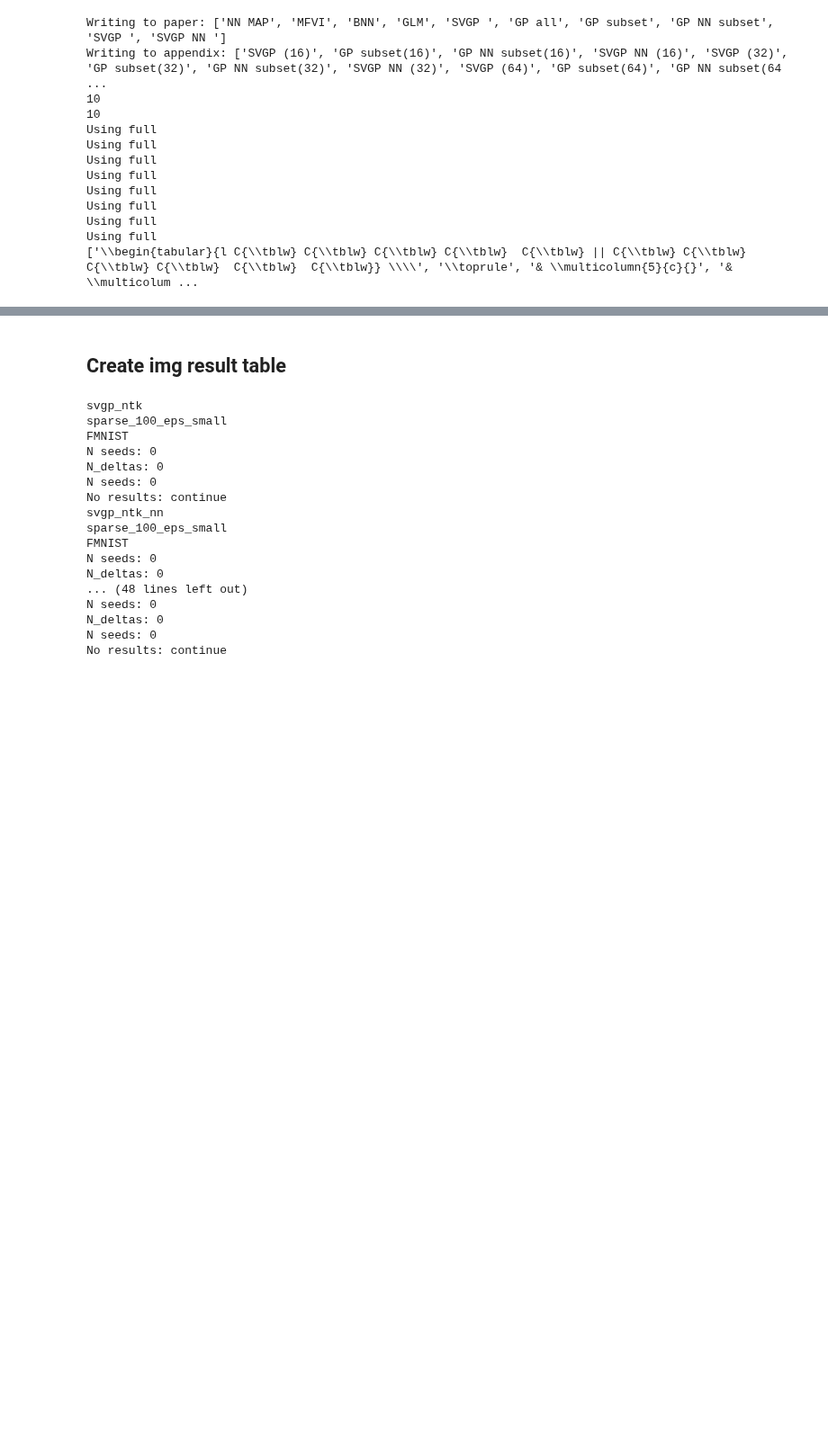
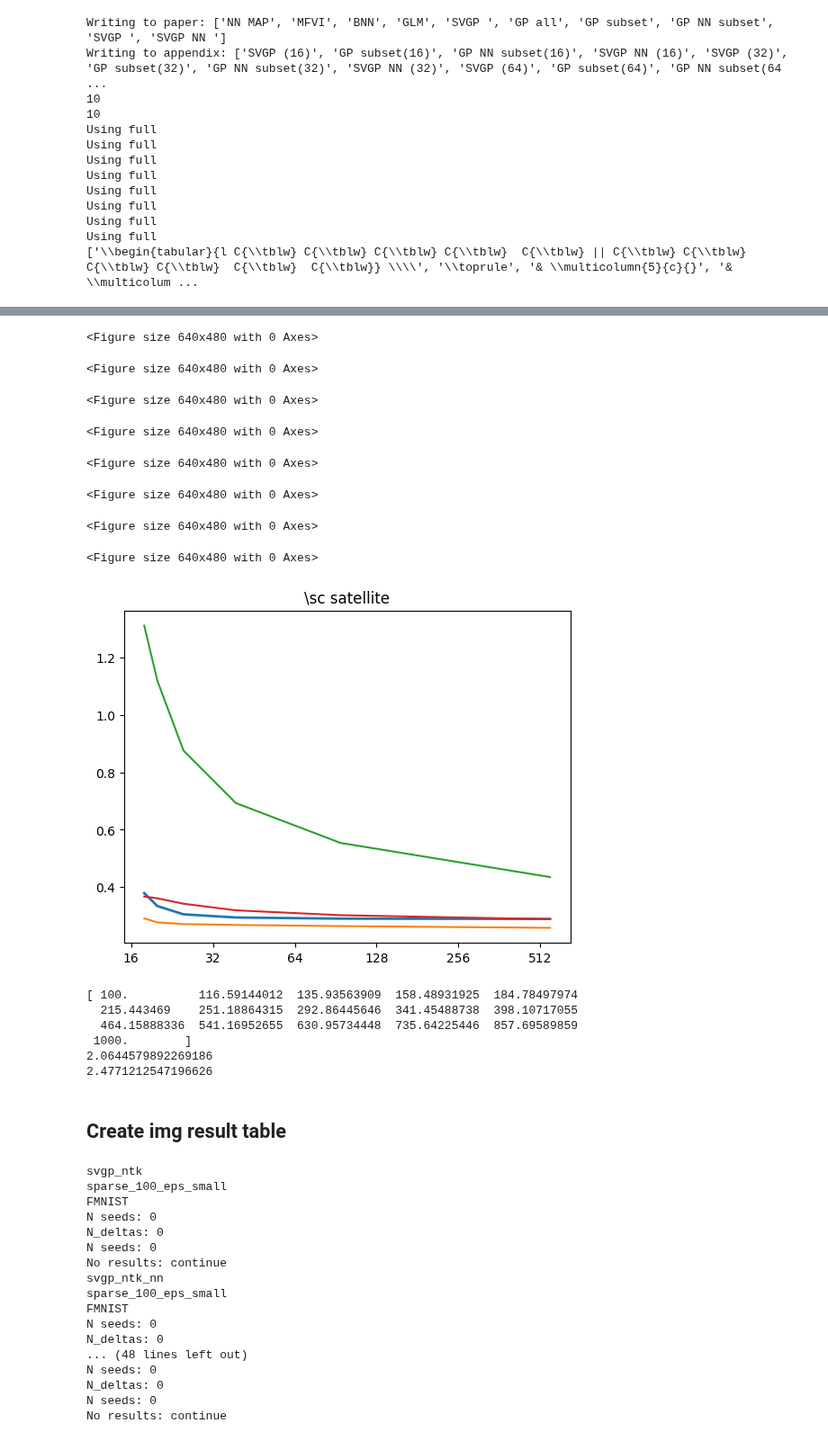
Before and after one commit to AaltoML/sfr, a Jupyter notebook: bnn-predictive/notebooks/UCI Reproduce.ipynb, the cells around one changed output, grey strips where cells are left out. Shown at 90% size. Cells and saved outputs as stored; diff of their text form; code cells hidden in the pictures; blank space fills up the shorter version.

Commit message:
Modifying UCI figure script

```diff
--- a/bnn-predictive/notebooks/UCI Reproduce.ipynb
+++ b/bnn-predictive/notebooks/UCI Reproduce.ipynb
@@ -455,21 +397,0 @@ import tikzplotlib
-# %%
-for dataset in nll_dict:
-    plt.clf()
-    fig, ax = plt.subplots()
-    res_array = nll_dict[dataset]
-    svgp_res = res_array[:, 0]
-    subset_res = res_array[:, 1]
-    svgp_nn_res = res_array[:, 2]
-    gp_nn_res = res_array[:, 3]
-    ind_points = inducing_points[:-1]
-    plt.plot(ind_points, svgp_res, label='SVGP')
-    plt.plot(ind_points, svgp_nn_res, label='SVGP NN')
-    plt.plot(ind_points, subset_res, label='GP subset')
-    plt.plot(ind_points, gp_nn_res, label='GP NN subset')
-    ax.set_xticklabels([0] +inducing_points[:-1])
-    plt.title(dataset)
-    plt.xlabel('Inducing points')
-    plt.ylabel('Test NLPD')
-   # plt.legend()
-    plt.savefig(f'plots/{dataset}.png', bbox_inches='tight')
-    tikzplotlib.save(f'plots/{dataset}.tex', figure=fig)
@@ -499,3 +490,49 @@ print(np.log10(300))
+# %%
+for dataset in nll_dict:
+    data_index = datasets.index(dataset)
+    data_name = data_names[data_index]
+    plt.clf()
+    fig, ax = plt.subplots()
+    res_array = nll_dict[dataset]
+    svgp_res = res_array[:, 0]
+    subset_res = res_array[:, 1]
+    svgp_nn_res = res_array[:, 2]
+    gp_nn_res = res_array[:, 3]
+    ind_points = inducing_points[:-1]
+    plt.plot(ind_points, svgp_res, label='SVGP', linewidth=2)
+    plt.plot(ind_points, svgp_nn_res, label='SVGP NN')
+    plt.plot(ind_points, subset_res, label='GP subset')
+    plt.plot(ind_points, gp_nn_res, label='GP NN subset')
+    ax.set_xticklabels([0] +inducing_points[:-1])
+    plt.title(r'\sc ' + data_name)
+   # plt.xlabel('Inducing points')
+   # plt.ylabel('Test NLPD')
+   # plt.legend()
+    plt.savefig(f'plots/{dataset}.png', bbox_inches='tight')
+    tikzplotlib.save(f'plots/{dataset}.tex', figure=fig, extra_tikzpicture_parameters=['scale=0.5'])
+# %% [output]
+<Figure size 640x480 with 0 Axes>
+<Figure size 640x480 with 0 Axes>
+<Figure size 640x480 with 0 Axes>
+<Figure size 640x480 with 0 Axes>
+<Figure size 640x480 with 0 Axes>
+<Figure size 640x480 with 0 Axes>
+<Figure size 640x480 with 0 Axes>
+<Figure size 640x480 with 0 Axes>
+[figure, added]
+# %%
+logd_min, logd_max, n_deltas = 2, 3, 16
+deltas = np.logspace(logd_min, logd_max, n_deltas)
+print(deltas)
+print(np.log10(116))
+print(np.log10(300))
+# %% [output]
+[ 100.          116.59144012  135.93563909  158.48931925  184.78497974
+  215.443469    251.18864315  292.86445646  341.45488738  398.10717055
+  464.15888336  541.16952655  630.95734448  735.64225446  857.69589859
+ 1000.        ]
+2.0644579892269186
+2.4771212547196626
 # %% [markdown]
 <h2>Create img result table </h2>
 # %%
```
Also changed, not shown: parts of 23 cells of this notebook, 17 other files.
